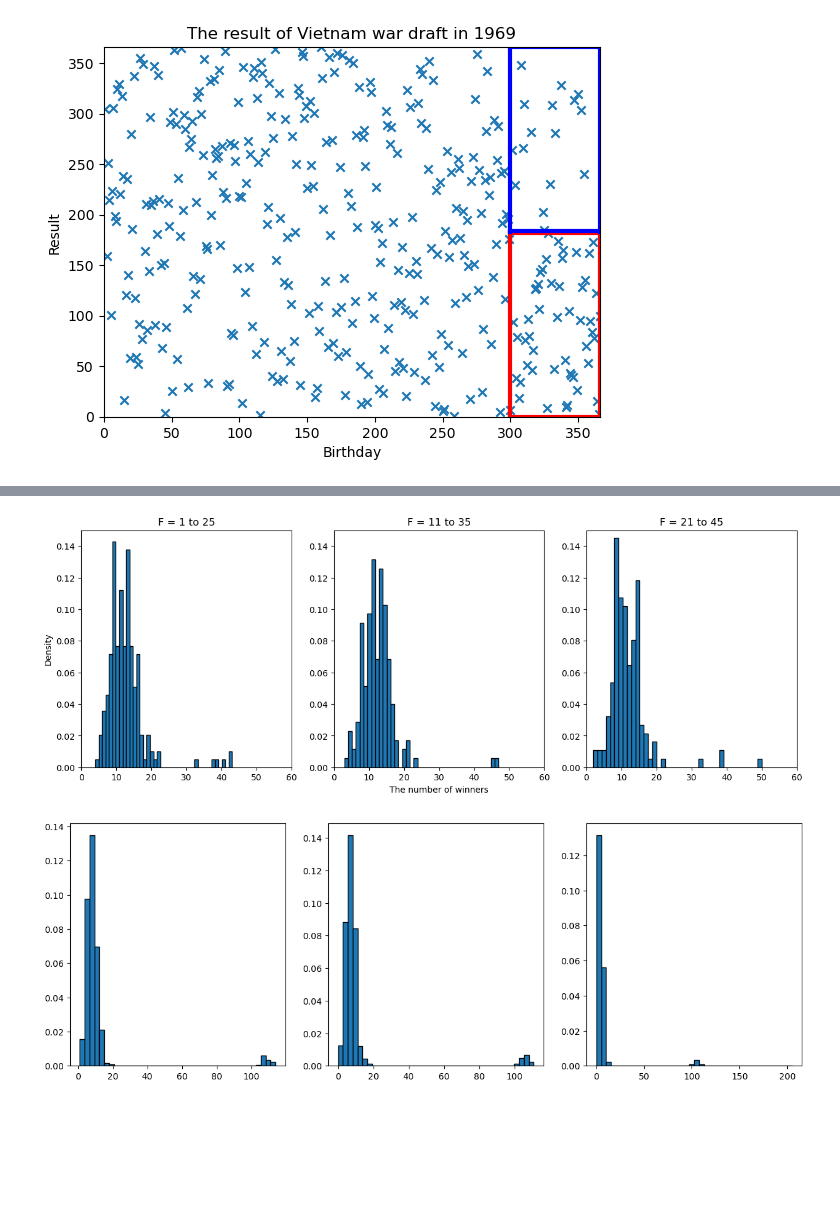
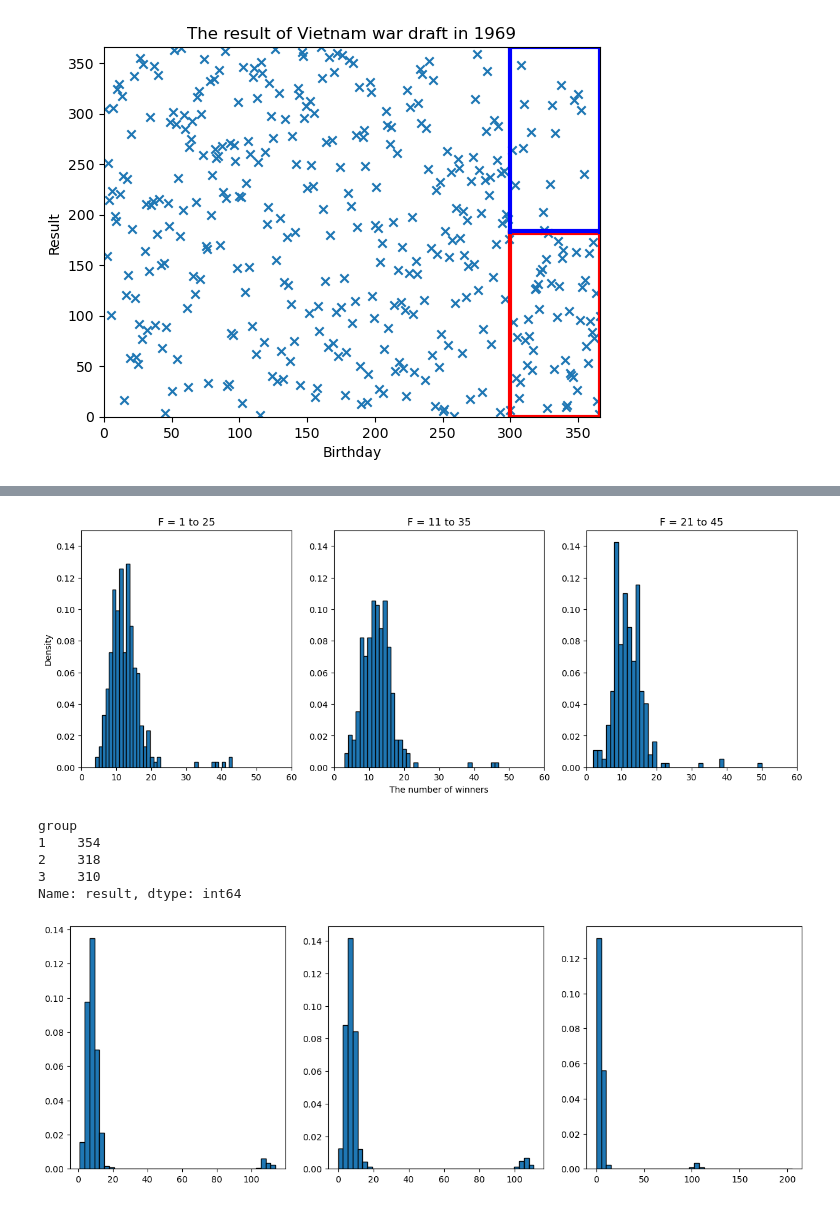
Before and after one commit to woozins/lottery, a Jupyter notebook: analysis_0920.ipynb, the cells around one changed output, grey strips where cells are left out. Saved outputs shown, nothing was run; the diff lists cells and outputs as text; code cells hidden in the pictures; blank space fills up the shorter version.

```diff
--- a/analysis_0920.ipynb
+++ b/analysis_0920.ipynb
@@ -57,3 +57,6 @@ def extract_data_from_file(file_path):
     return pd.DataFrame(extracted_data)
 # %%
 diff_F_data = extract_data_from_file('result_diffF.txt')
+# %%
+temp = (diff_F_data.d.value_counts() == 3).reset_index()
+common_d = list(temp[temp['count'] == True].d)
@@ -60,15 +79,25 @@ diff_F_data = extract_data_from_file('result_diffF.txt')
+# %%
+diff_F_data_filtered = diff_F_data.loc[diff_F_data['d'].isin(common_d)]
 # %%
 grouplabel = ['F = 1 to 25', 'F = 11 to 35', 'F = 21 to 45']
 fig, ax = plt.subplots(1,3, figsize = (15,5))
 for i in range(3):
-    ax[i].hist(diff_F_data[diff_F_data.group==(i+1)].result, density = True, edgecolor = 'black', bins = 40)
+    ax[i].hist(diff_F_data_filtered[diff_F_data_filtered.group==(i+1)].result, density = True, edgecolor = 'black', bins = 40)
     ax[i].set_xlim(0,60)
     ax[i].set_ylim(0, 0.15)
     ax[1].set_xlabel('The number of winners')
     ax[0].set_ylabel('Density')
     ax[i].set_title(f'{grouplabel[i]}')
 # %% [output]
-[figure, old version]
+[figure, new version]
+# %%
+diff_F_data.groupby('group').result.count()
+# %% [output]
+group
+1    354
+2    318
+3    310
+Name: result, dtype: int64
 # %%
 pattern = re.compile(r"d : (\d+), weight = ([\d.]+), result = (\d+)")
 
```
Also changed, not shown: parts of 1 cell of this notebook, 11 other files.
